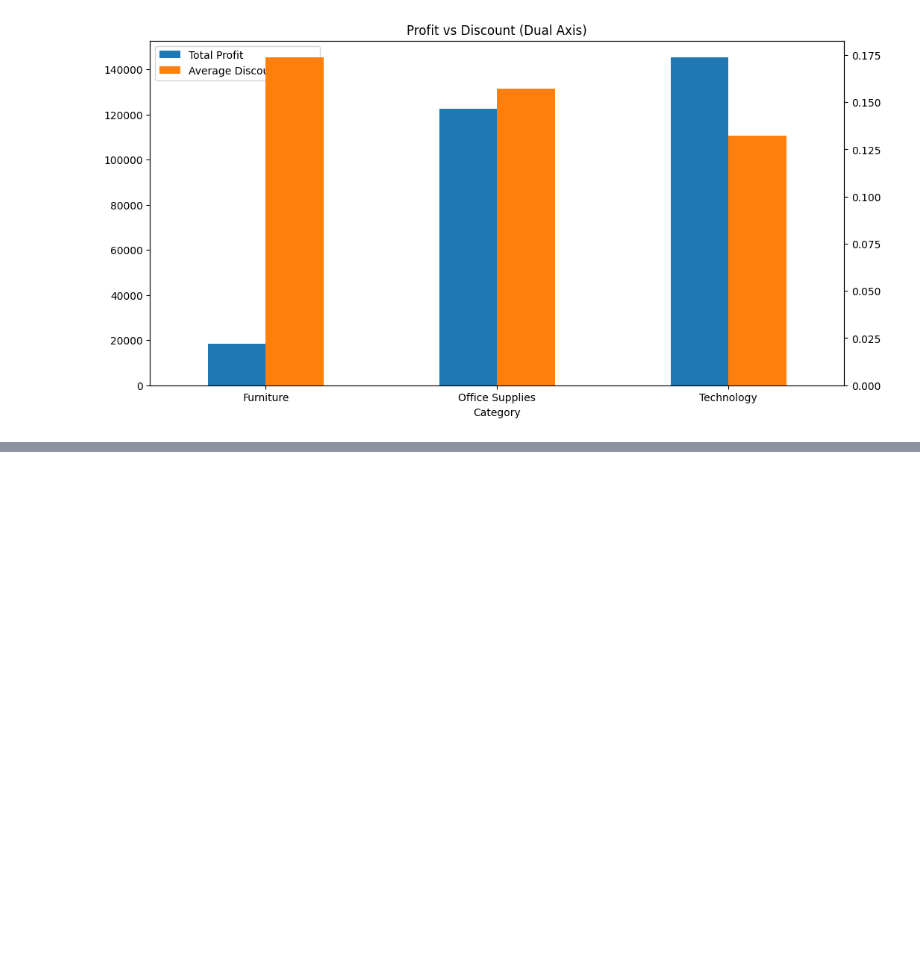
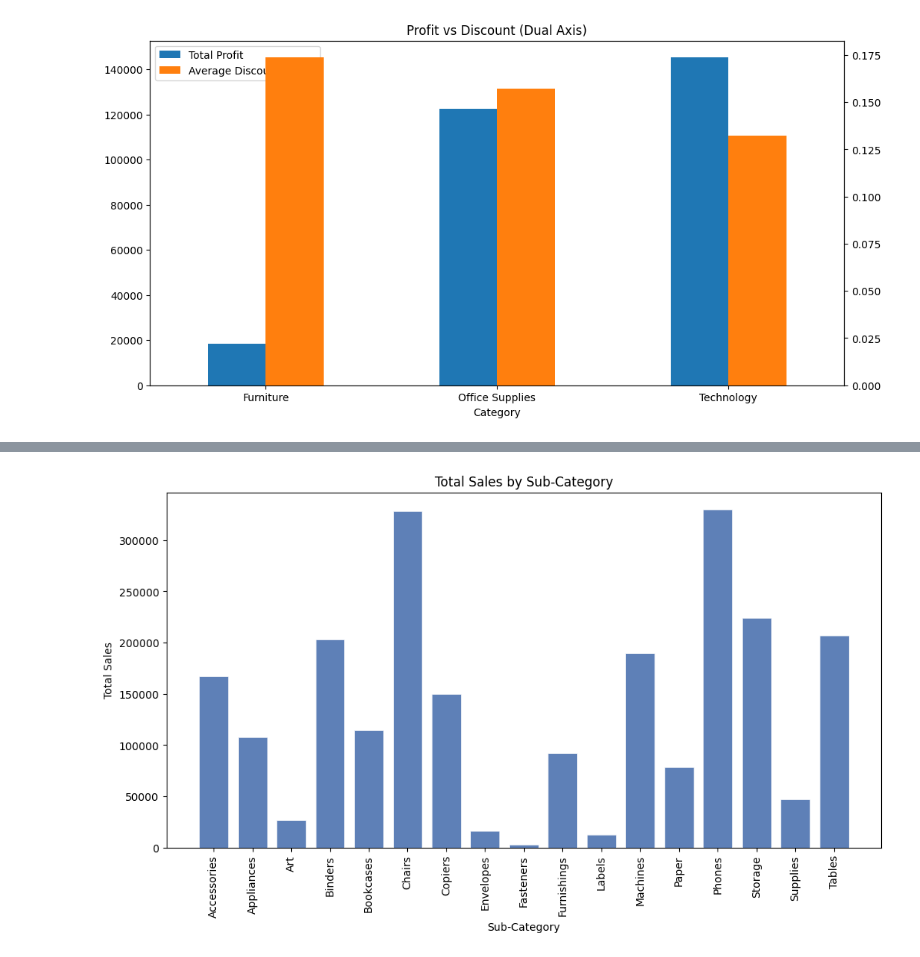
Before and after one commit to RealHaroon/Data-Analytics, a Jupyter notebook: Notebooks/Pandas/Superstore Dataset.ipynb, the cells around one changed output, grey strips where cells are left out. Cells and saved outputs as stored; diff of their text form; code cells hidden in the pictures; blank space fills up the shorter version.

```diff
--- a/Notebooks/Pandas/Superstore Dataset.ipynb
+++ b/Notebooks/Pandas/Superstore Dataset.ipynb
@@ -672,0 +813,10 @@ Combine Average Discount vs Total Profit per Category.
+# %%
+plt.figure(figsize=(12,6))
+plt.bar(sub_category_data['Sub-Category'],sub_category_data['Total Sales'],**bar_style)
+plt.title('Total Sales by Sub-Category')
+plt.xlabel('Sub-Category')
+plt.ylabel('Total Sales')
+plt.xticks(rotation='vertical')
+plt.show()
+# %% [output]
+[figure, added]
```
Also changed, not shown: parts of 21 cells of this notebook.
